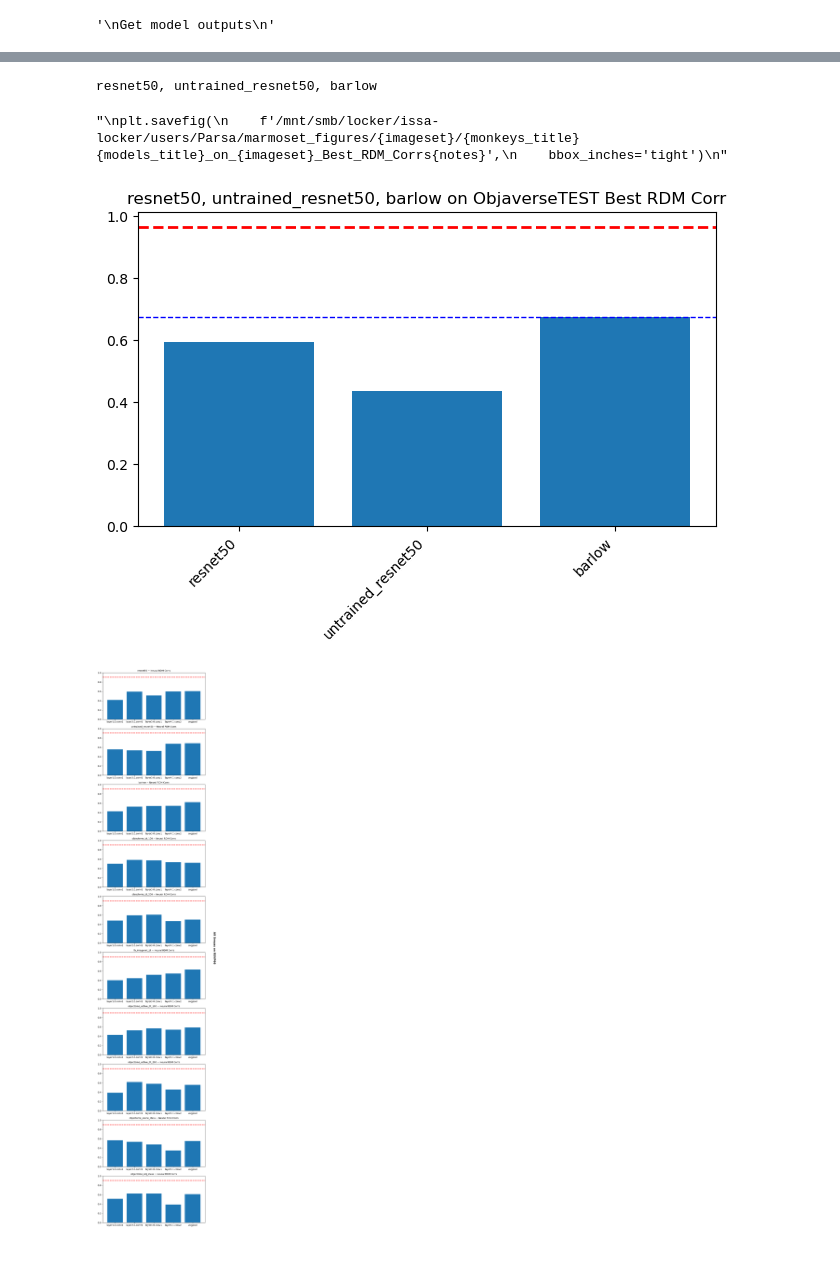
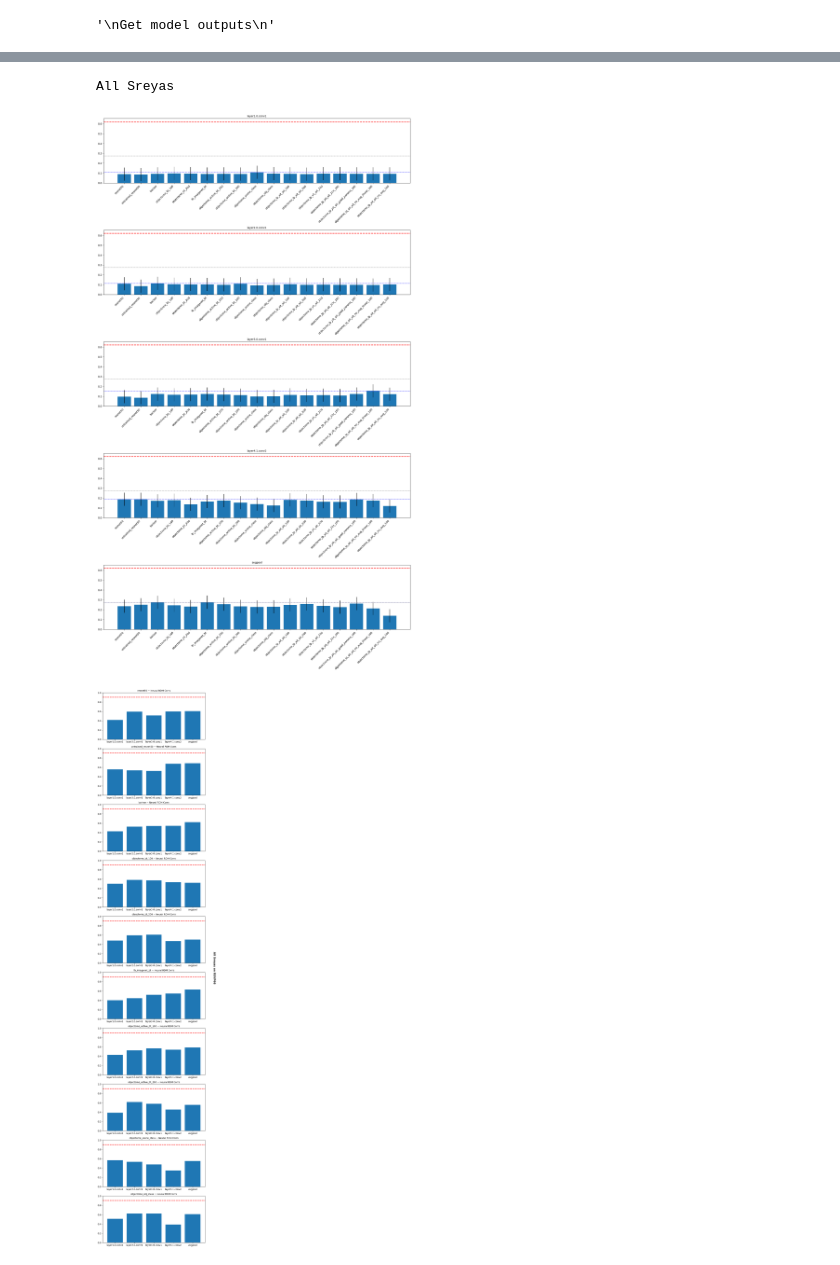
Before and after one commit to parsa2010/marm-data-analysis, a Jupyter notebook: analysis_notebook.ipynb, the cells around one changed output, grey strips where cells are left out. Saved outputs shown, nothing was run; the diff lists cells and outputs as text; code cells hidden in the pictures.

```diff
--- a/analysis_notebook.ipynb
+++ b/analysis_notebook.ipynb
@@ -573,6 +585,9 @@ def trial_avg_matrix(df, date_to_ch=None):
 
         # Average across bins, split
         spikes = psth_tot.mean(axis=2)
+
+        # Shuffle, split
+        np.random.shuffle(spikes)
         spikes_half1, spikes_half2 = np.array_split(spikes, 2, axis=0)
 
         # Assign halves
@@ -586,4 +601,3 @@ def trial_avg_matrix(df, date_to_ch=None):
     return img_series, img_series_2
 
 trial_avg_series, trial_avg_half2 = trial_avg_matrix(final_df, date_to_ch=date_to_reliable_ch)
-np.vstack(trial_avg_series.values).shape
@@ -698,10 +724,10 @@ SLatent_to_ckpt = {
     'objectome_lp_ait_ait_no_aug_100': '/scratch/issa/users/spa2139/objectome_single/data/checkpoints/latent_prediction_no_aug/lightning_logs/20241018_211446/checkpoints/last.ckpt-v1.ckpt',
 }
 
-all_sreyas = list(SBarlow_to_ckpt.keys()) + list(SObj_to_ckpt.keys())
+all_sreyas = list(SBarlow_to_ckpt.keys()) + list(SObj_to_ckpt.keys()) + list(SLatent_to_ckpt.keys())
 # %%
 # Choose model, layers
-model_names = ['resnet50', 'untrained_resnet50', 'barlow'] #+ all_sreyas
+model_names = ['resnet50', 'untrained_resnet50', 'barlow'] + all_sreyas
 
 layer_names = [
         'layer1.0.conv1',
@@ -767,13 +807,19 @@ def get_activation(name):
     return hook
 
 for model_name in model_names:
+    # Variable that indicates needing dummies for latent prediction
+    latent = False
+
     # Load model
     if model_name in list(SBarlow_to_ckpt.keys()):
         model = BarlowTwinsLightningModule.load_from_checkpoint(SBarlow_to_ckpt[model_name]).model
     elif model_name in list(SObj_to_ckpt.keys()):
         model = ObjectClassificationLightningModule.load_from_checkpoint(SObj_to_ckpt[model_name]).model
     elif model_name in list(SLatent_to_ckpt.keys()):
-        model = LatentPredictionLightningModule.load_from_checkpoint(SLatent_to_ckpt[model_name]).model
+        model = LatentPredictionLightningModule.load_from_checkpoint(
+            SLatent_to_ckpt[model_name],
+            strict=False).model
+        latent = True
     elif model_name in list(SL_to_model.keys()):
         model = load_model(SL_to_model[model_name])
     elif model_name == 'untrained_resnet50':
@@ -793,8 +839,6 @@ for model_name in model_names:
     # Set up hooks for all layers
     activations = {}
     hooks = []
-
-    # Register hooks
     for name, layer in model.named_modules():
         if name in layer_names:
             hook = layer.register_forward_hook(get_activation(name))
@@ -802,17 +846,17 @@ for model_name in model_names:
 
     # Process each image
     model.eval()
-
     device = torch.device('cuda' if torch.cuda.is_available() else 'cpu')
     model = model.to(device)
-
     with torch.no_grad():
-        with ThreadPoolExecutor(max_workers=cores) as executor:
-            results = list(executor.map(process_image, img_paths))
-
+        if latent:
+            with ThreadPoolExecutor(max_workers=cores) as executor:
+                results = list(executor.map(process_image_latent, img_paths))
+        else:
+            with ThreadPoolExecutor(max_workers=cores) as executor:
+                results = list(executor.map(process_image, img_paths))
         for hook in hooks:
             hook.remove()
-
         # Store results
         for path, activation_data in results:
             model_activations.loc[path] = activation_data
@@ -828,7 +872,6 @@ for model_name in model_names:
         resp_dict[col] = np.vstack(responses[col].values)
     rdm_dict = {label: rdm(resp) for label, resp in resp_dict.items()}
     model_to_rdm_dict[model_name] = rdm_dict
-
     print(f'Done with {model_name}')
 # %% [output]
 Using cache found in /home/pt2636/.cache/torch/hub/pytorch_vision_v0.10.0
@@ -922,7 +983,7 @@ else:
 print(monkeys_title)
 print(models_title)
 # %% [output]
-resnet50, untrained_resnet50, barlow
+All Sreyas
 # %%
 # Define RDM comparison plot functions
 
@@ -968,14 +1049,19 @@ def plot_best_fit(rdm_nested_dict, shr, title):
 # %%
-# Plot best fits
-plot_best_fit(model_to_rdm_dict, rdm_shr, title=f'{models_title} on {monkeys_title}{imageset}{notes}')
+# Choose layer, plot best fits
+plot_layers = layer_names
+
+plot_layers_fit(model_to_rdm_dict,
+                rdm_shr,
+                rdm_shr_err,
+                plot_layers,
+              f'{models_title}\n{monkeys_title}{imageset}{notes}\n')
 plt.tight_layout()
 
 plt.savefig(
-    f'/mnt/smb/locker/issa-locker/users/Parsa/marmoset_figures/{imageset}/{monkeys_title}{models_title}_on_{imageset}_Best_RDM_Corrs{notes}',
+    f'/mnt/smb/locker/issa-locker/users/Parsa/marmoset_figures/{imageset}/{monkeys_title}{models_title}_RDM_Corrs{notes}',
     bbox_inches='tight')
 # %% [output]
-"\nplt.savefig(\n    f'/mnt/smb/locker/issa-locker/users/Parsa/marmoset_figures/{imageset}/{monkeys_title}{models_title}_on_{imageset}_Best_RDM_Corrs{notes}',\n    bbox_inches='tight')\n"
-[figure, old version]
+[figure, new version]
 # %%
 # Plot correlations
 title = f'{models_title} on {imageset}'
```
Also changed, not shown: parts of 17 cells of this notebook.
